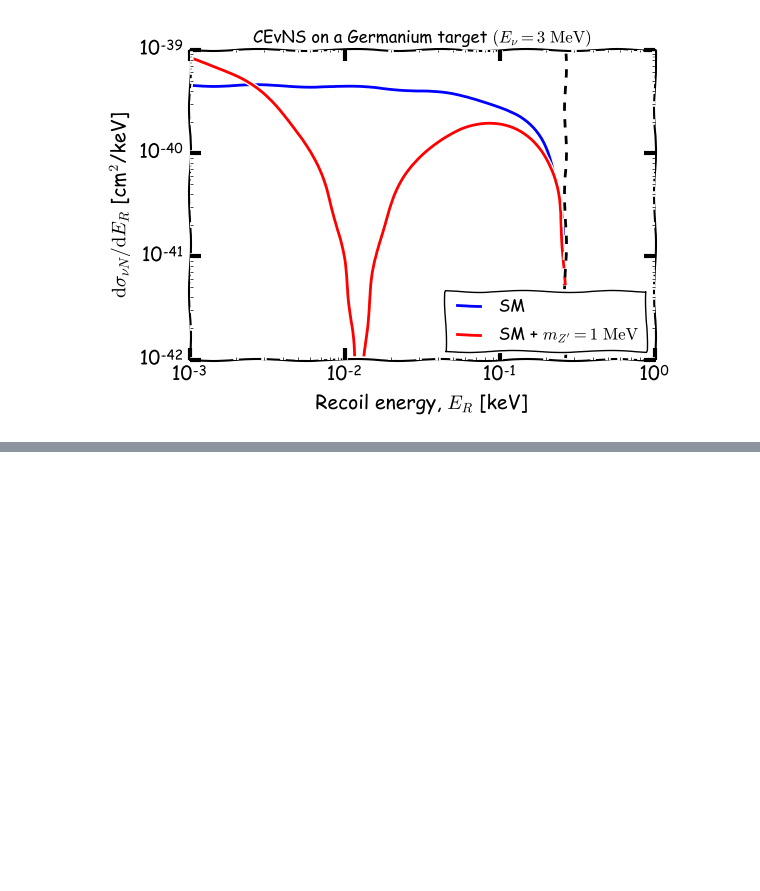
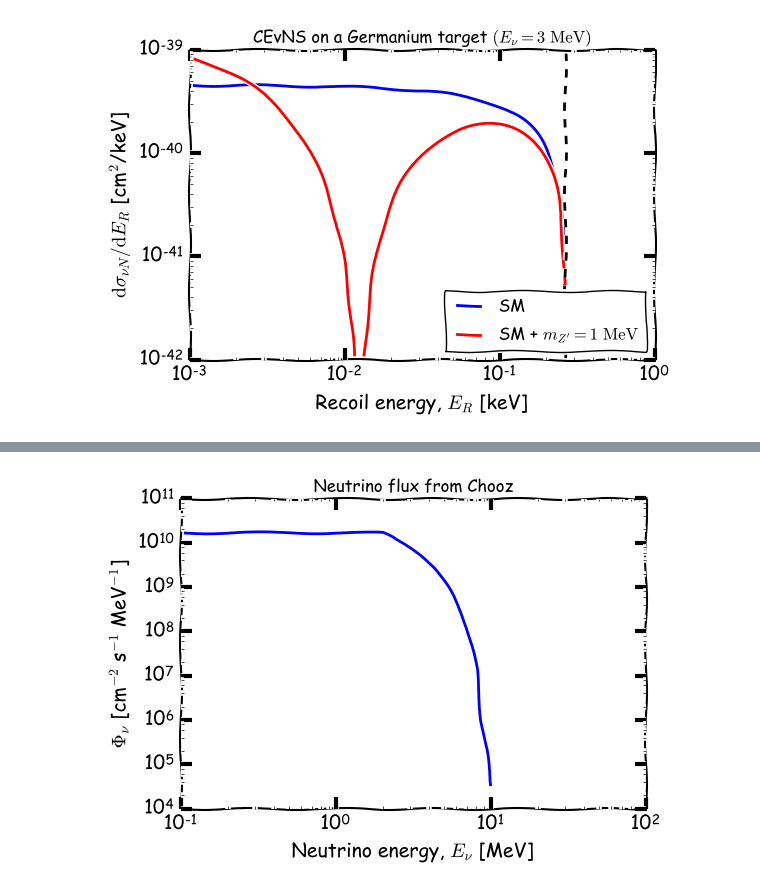
Before and after one commit to bradkav/CEvNS, a Jupyter notebook: index.ipynb, the cells around one changed output, grey strips where cells are left out. Cells and saved outputs as stored; diff of their text form; code cells hidden in the pictures; blank space fills up the shorter version.

Commit message:
Added neutrino fluxes and differential recoil rate

```diff
--- a/index.ipynb
+++ b/index.ipynb
@@ -50,0 +73,18 @@ Max. Ge recoil energy (E_nu = 3 MeV):  0.26468447405  keV
+# %%
+#Initialise neutrino_flux interpolation function
+CEvNS.loadNeutrinoFlux()
+
+#Plot neutrino flux
+E_nu = np.logspace(-1, 2,100)
+
+pl.xkcd()
+
+pl.figure()
+pl.loglog(E_nu, CEvNS.neutrino_flux(E_nu))
+
+pl.title(r"Neutrino flux from Chooz", fontsize=12)
+pl.xlabel(r"Neutrino energy, $E_\nu$ [MeV]")
+pl.ylabel(r"$\Phi_\nu$ [cm$^{-2}$ s$^{-1}$ MeV$^{-1}$]")
+pl.show()
+# %% [output]
+[figure, added]
```
Also changed, not shown: parts of 11 cells of this notebook, 3 other files.
